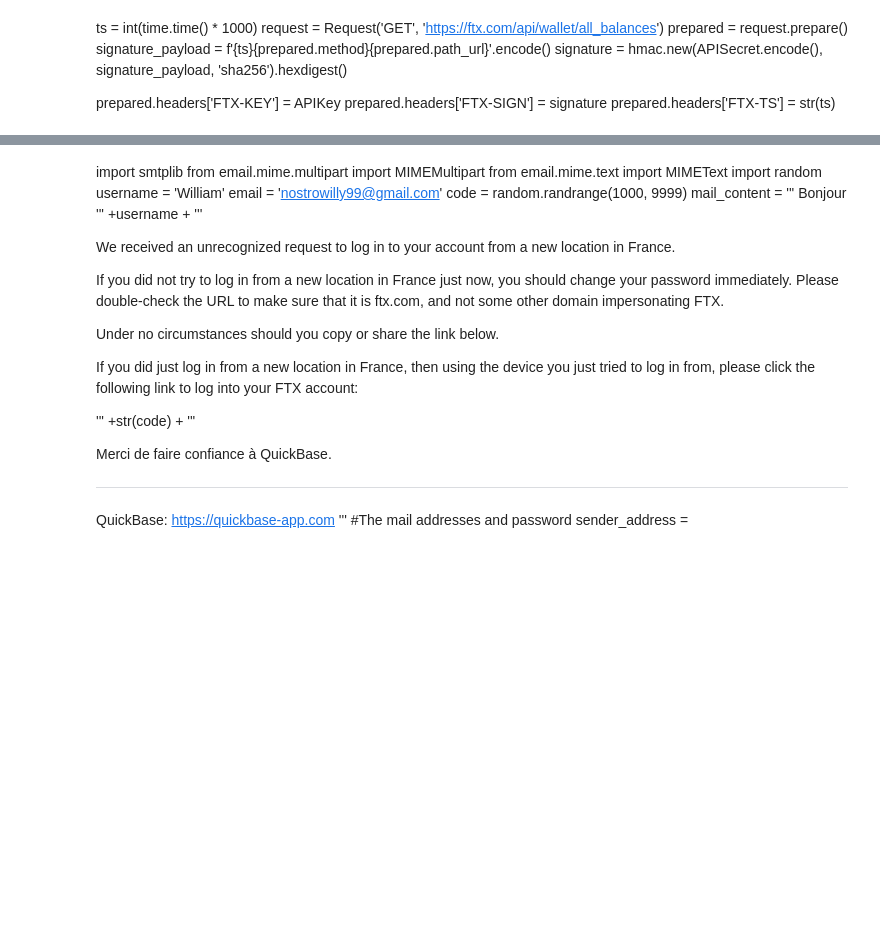
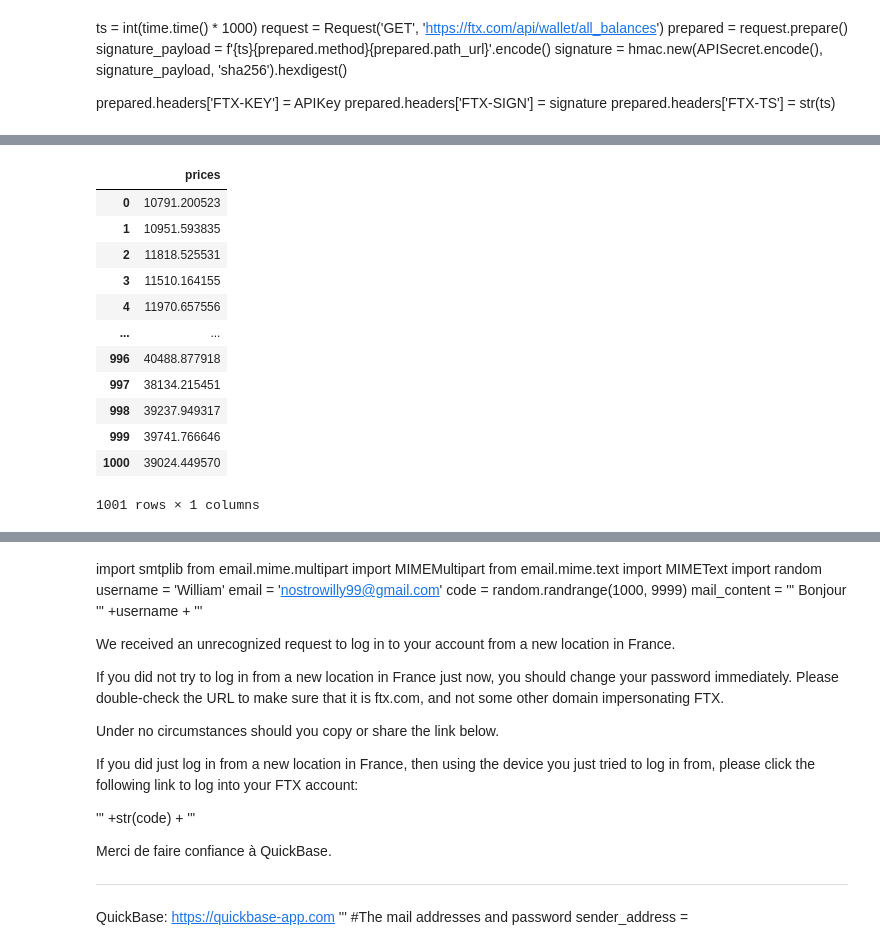
Before and after one commit to igorek17000/QuickBase, a Jupyter notebook: API.ipynb, the cells around one changed output, grey strips where cells are left out. Drawn from its saved outputs; the diff is of its cells as text; code cells hidden in the pictures; blank space fills up the shorter version.

```diff
--- a/API.ipynb
+++ b/API.ipynb
@@ -491,0 +1209,18 @@ list2
+# %%
+X=df.drop(['prices','market_caps','total_volumes'],axis=1)
+y=df.drop(['dates','total_volumes','market_caps'],axis=1)
+y
+# %% [output]
+|  | prices |
+| 0 | 10791.200523 |
+| 1 | 10951.593835 |
+| 2 | 11818.525531 |
+| 3 | 11510.164155 |
+| 4 | 11970.657556 |
+| ... | ... |
+| 996 | 40488.877918 |
+| 997 | 38134.215451 |
+| 998 | 39237.949317 |
+| 999 | 39741.766646 |
+| 1000 | 39024.449570 |
+1001 rows × 1 columns
```
Also changed, not shown: parts of 31 cells of this notebook, 21 other files.
